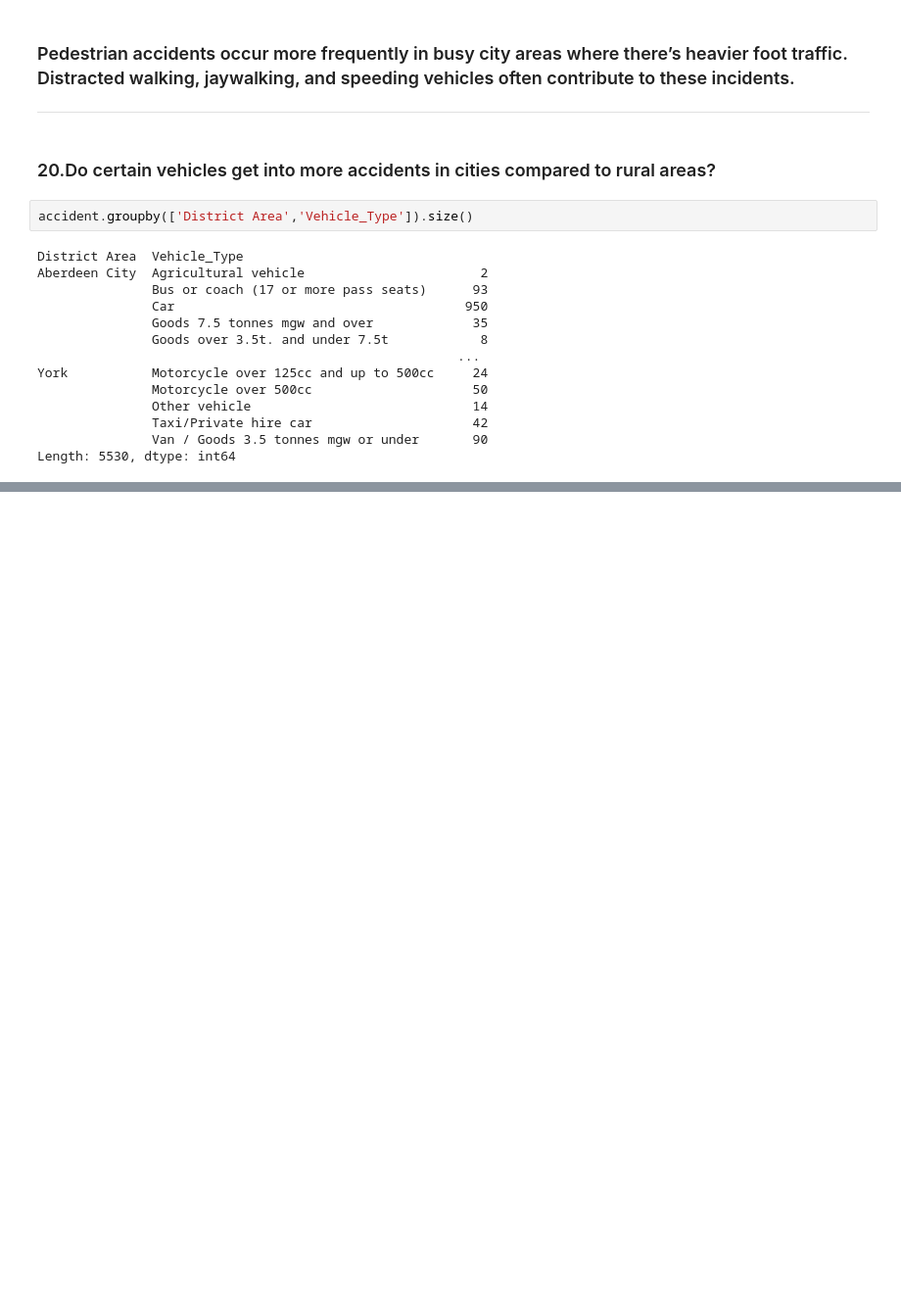
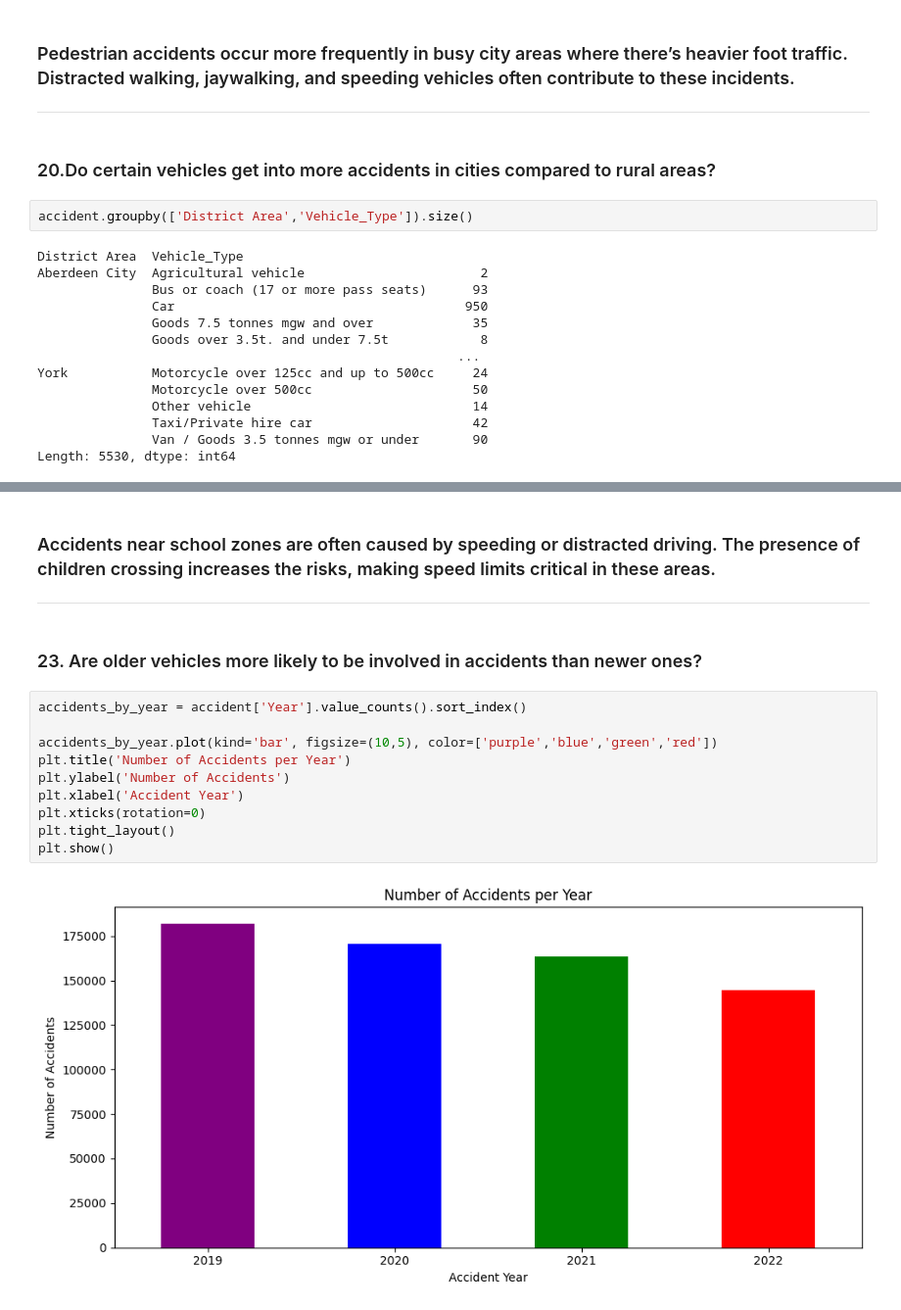
Before and after one commit to themosthandsome18/FELEC303-20Insights, a Jupyter notebook: 20_insights_amarillo.ipynb, the cells around one changed output, grey strips where cells are left out. Shown at 98% size. Cells and saved outputs as stored; diff of their text form; blank space fills up the shorter version.

```diff
--- a/20_insights_amarillo.ipynb
+++ b/20_insights_amarillo.ipynb
@@ -747,0 +760,17 @@ Length: 5530, dtype: int64
+# %% [markdown]
+<h3>Accidents near school zones are often caused by speeding or distracted driving. The presence of children crossing increases the risks, making speed limits critical in these areas.</h3>
+<hr>
+# %% [markdown]
+<h3>23. Are older vehicles more likely to be involved in accidents than newer ones?</h3>
+# %%
+accidents_by_year = accident['Year'].value_counts().sort_index()
+
+accidents_by_year.plot(kind='bar', figsize=(10,5), color=['purple','blue','green','red'])
+plt.title('Number of Accidents per Year')
+plt.ylabel('Number of Accidents')
+plt.xlabel('Accident Year')
+plt.xticks(rotation=0)
+plt.tight_layout()
+plt.show()
+# %% [output]
+[figure, added]
```
Also changed, not shown: parts of 25 cells of this notebook.
